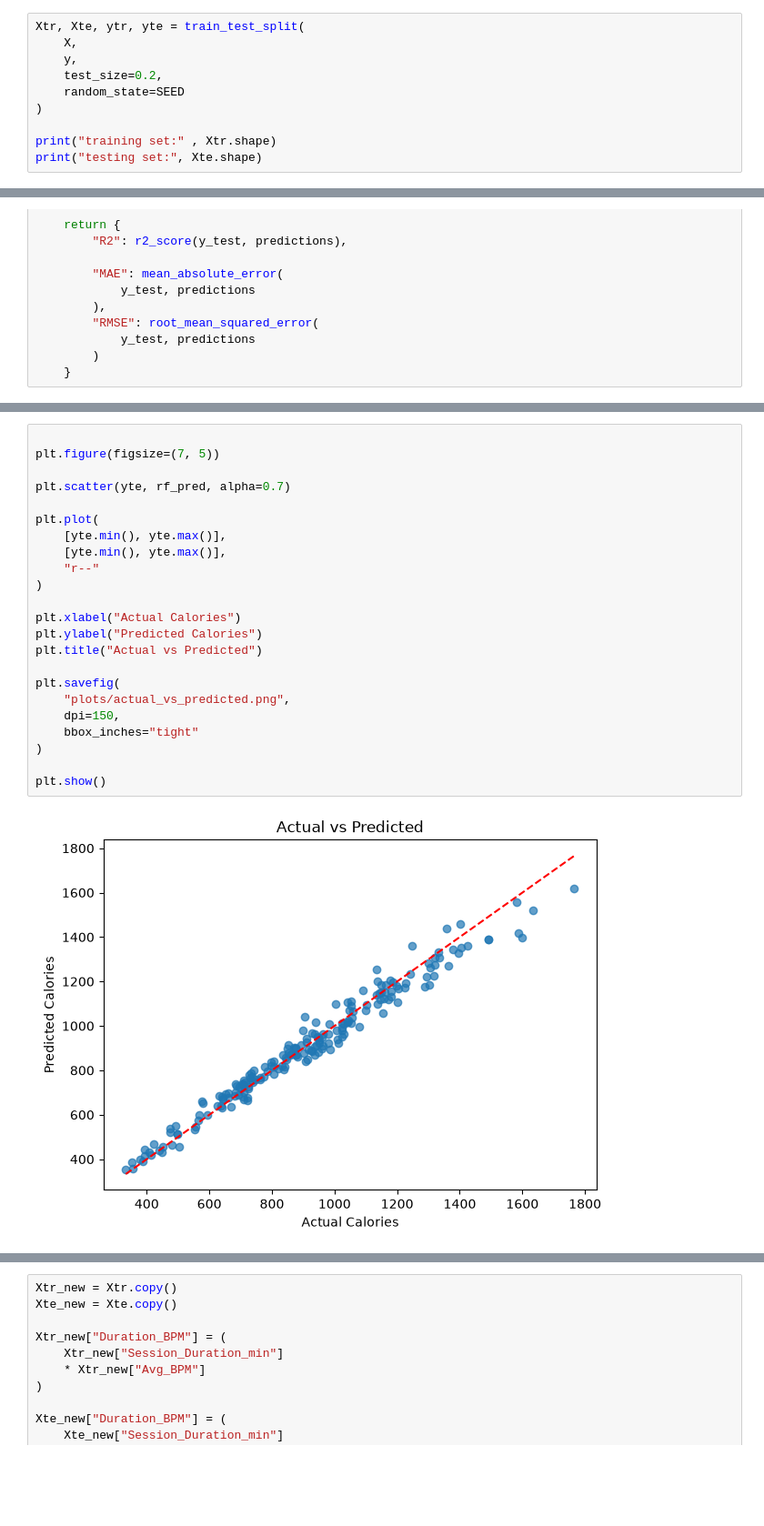
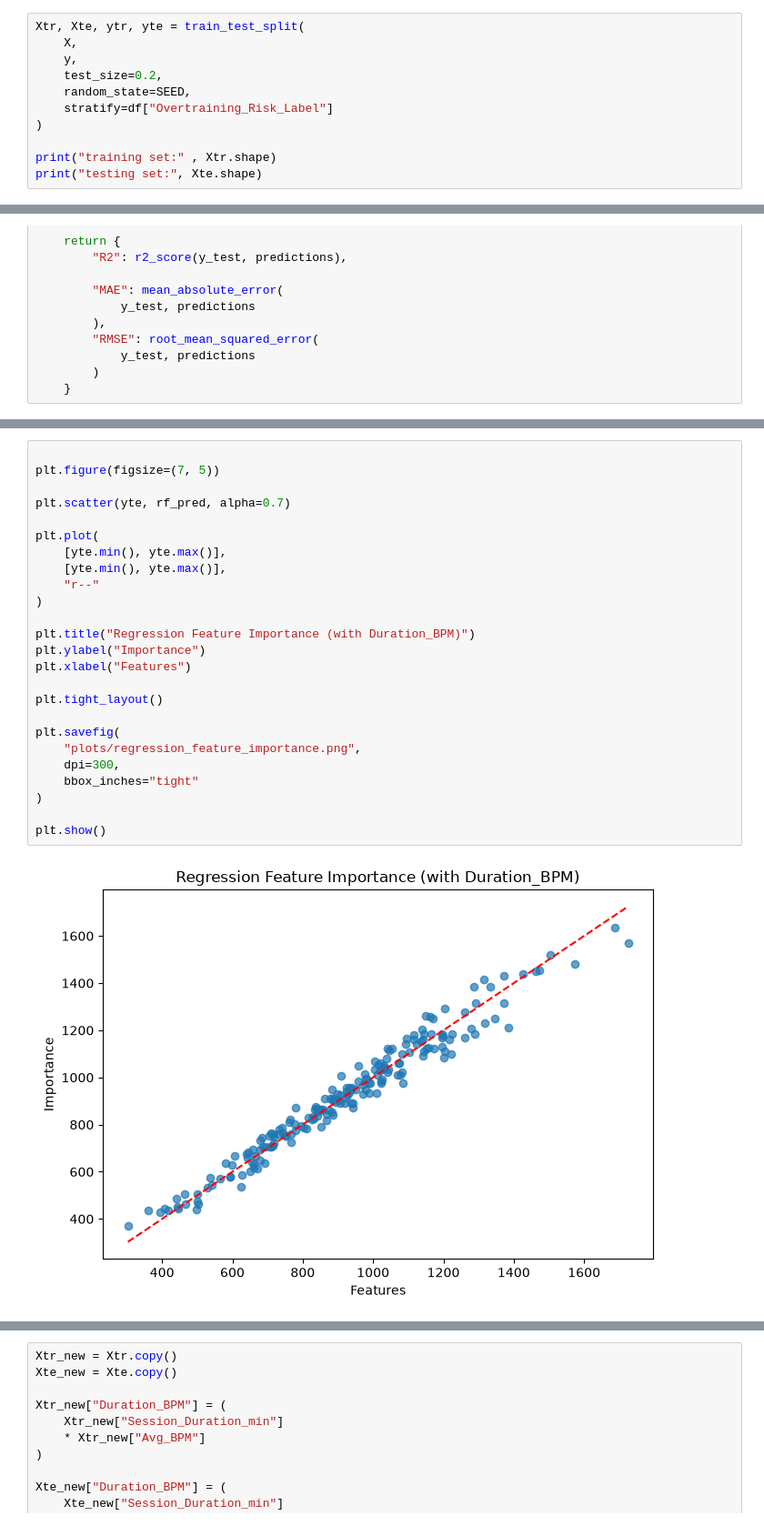
Before and after one commit to Youssef-Mohamed0/Workout_Coach_AI, a Jupyter notebook: notebooks/04_regression_eval.ipynb, the cells around one changed output, grey strips where cells are left out. Shown at 91% size. Drawn from its saved outputs; the diff is of its cells as text; blank space fills up the shorter version.

Commit message:
Update regression evaluation notebook

```diff
--- a/notebooks/04_regression_eval.ipynb
+++ b/notebooks/04_regression_eval.ipynb
@@ -45,7 +47,8 @@ Xtr, Xte, ytr, yte = train_test_split(
     X,
     y,
     test_size=0.2,
-    random_state=SEED
+    random_state=SEED,
+    stratify=df["Overtraining_Risk_Label"]
 )
 
 print("training set:" , Xtr.shape)
@@ -162,28 +202,30 @@ dtype: float64
 # %%
 
 plt.figure(figsize=(7, 5))
 
 plt.scatter(yte, rf_pred, alpha=0.7)
 
 plt.plot(
     [yte.min(), yte.max()],
     [yte.min(), yte.max()],
     "r--"
 )
 
-plt.xlabel("Actual Calories")
-plt.ylabel("Predicted Calories")
-plt.title("Actual vs Predicted")
+plt.title("Regression Feature Importance (with Duration_BPM)")
+plt.ylabel("Importance")
+plt.xlabel("Features")
+
+plt.tight_layout()
 
 plt.savefig(
-    "plots/actual_vs_predicted.png",
-    dpi=150,
+    "plots/regression_feature_importance.png",
+    dpi=300,
     bbox_inches="tight"
 )
 
 plt.show()
 # %% [output]
-[figure, old version]
+[figure, new version]
 # %%
 residuals = yte - rf_pred
 
```
Also changed, not shown: parts of 13 cells of this notebook, 1 other file.
